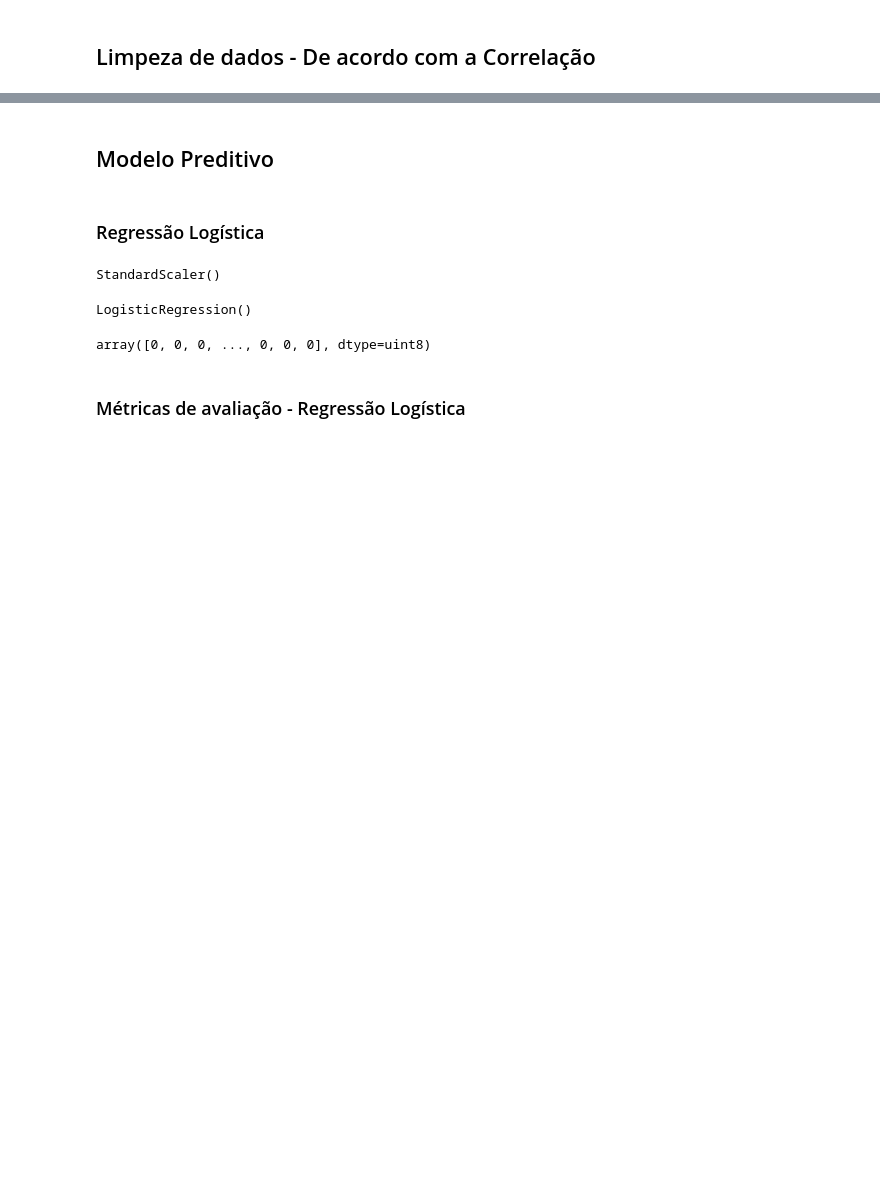
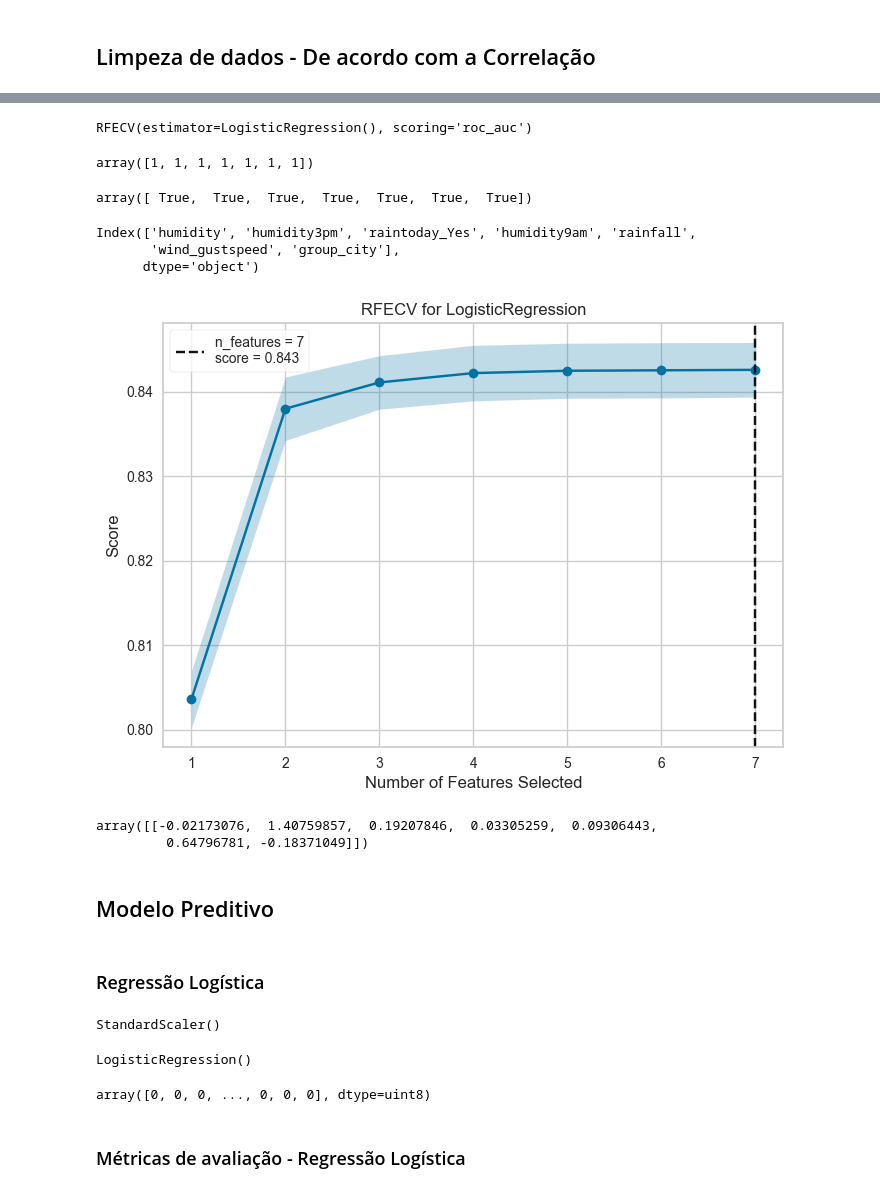
Before and after one commit to LucasAPerfeito/projeto_rain_tomorrow, a Jupyter notebook: Projeto It will rain.ipynb, the cells around one changed output, grey strips where cells are left out. Saved outputs shown, nothing was run; the diff lists cells and outputs as text; code cells hidden in the pictures; blank space fills up the shorter version.

```diff
--- a/Projeto It will rain.ipynb
+++ b/Projeto It will rain.ipynb
@@ -505,3 +503,35 @@ chuva.shape
+# %%
+selector = RFECV_SKLEARN(logistic, scoring = 'roc_auc')
+# %%
+selector.fit(X_std_train, y_train)
+# %% [output]
+RFECV(estimator=LogisticRegression(), scoring='roc_auc')
+# %%
+selector.ranking_
+# %% [output]
+array([1, 1, 1, 1, 1, 1, 1])
+# %%
+selector.support_
+# %% [output]
+array([ True,  True,  True,  True,  True,  True,  True])
+# %%
+X_train.columns[selector.support_]
+# %% [output]
+Index(['humidity', 'humidity3pm', 'raintoday_Yes', 'humidity9am', 'rainfall',
+       'wind_gustspeed', 'group_city'],
+      dtype='object')
+# %%
+visualizer = RFECV(logistic, scoring = 'roc_auc')
+
+visualizer.fit(X_std_train, y_train)
+visualizer.show();
+# %% [output]
+[figure, added]
+# %%
+logistic.coef_
+# %% [output]
+array([[-0.02173076,  1.40759857,  0.19207846,  0.03305259,  0.09306443,
+         0.64796781, -0.18371049]])
 # %% [markdown]
 ## Modelo Preditivo
 # %% [markdown]
```
Also changed, not shown: parts of 48 cells of this notebook.
